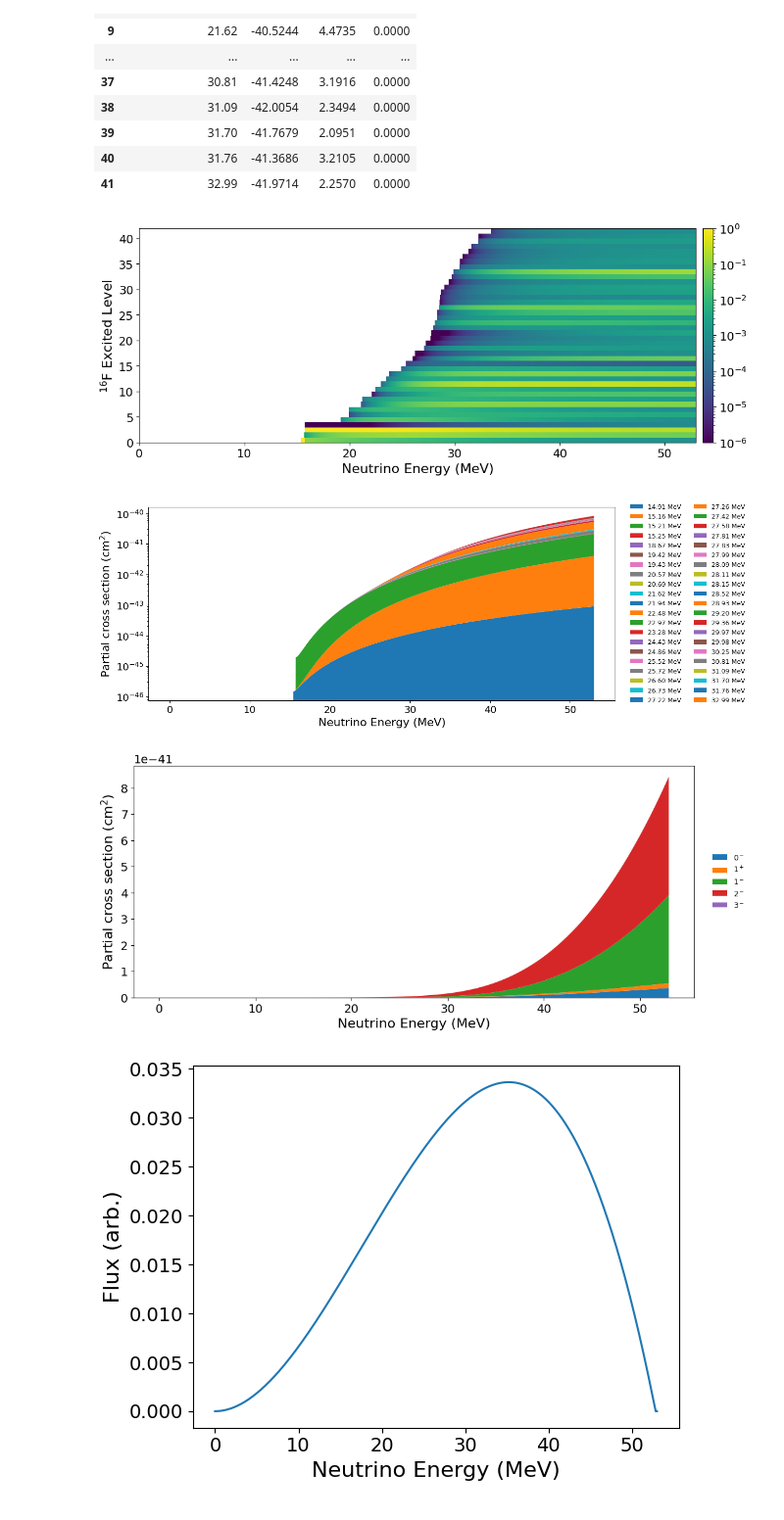
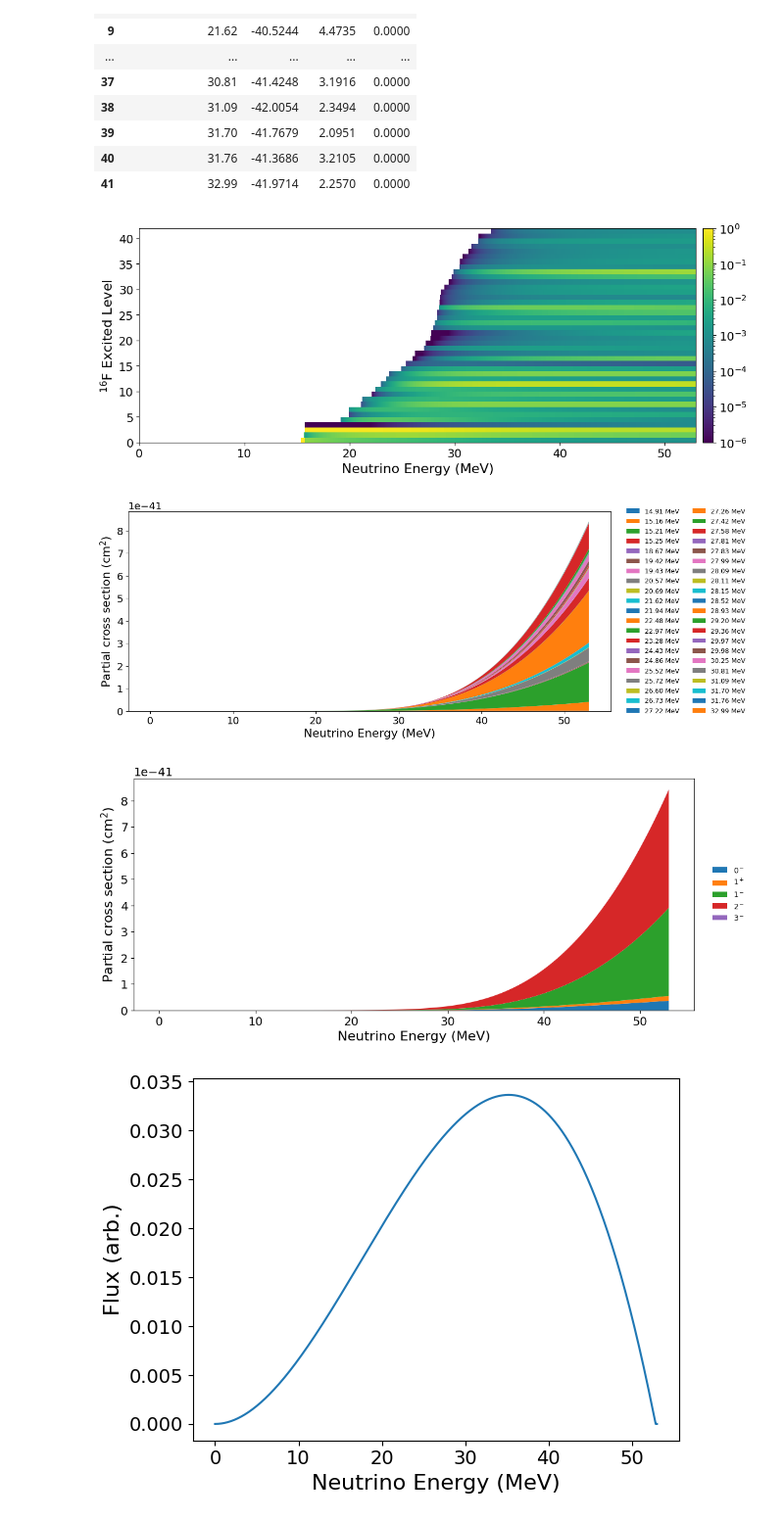
Before and after one commit to schedges/pyNEWTON, a Jupyter notebook: checks/validation.ipynb, the cells around one changed output. Shown at 98% size. Cells and saved outputs as stored; diff of their text form; code cells hidden in the pictures.

```diff
--- a/checks/validation.ipynb
+++ b/checks/validation.ipynb
@@ -266,7 +266,6 @@ excitation_probs[:, nonzero_mask] = Z[:, nonzero_mask] / colsum[nonzero_mask]
 ########
 ##Plot##
 ########
-# Plot: y-axis is uniform "level index" bins; labels show actual excited levels (optional)
 fig, ax = plt.subplots(figsize=(12, 4.5))
 
 im = ax.imshow(
@@ -290,56 +289,54 @@ plt.tight_layout()
 ##Plot exclusive xs##
 #####################
 fig2,ax2 = plt.subplots(figsize=(12,5))
-xs_stack = np.vstack([np.asarray(xs) for xs in partial_xs])   # (nlev, nE)
+xs_stack = np.vstack([np.asarray(xs) for xs in partial_xs])
 
 labels = [f"{excitedLevels_MeV[i]:.2f} MeV" for i in range(xs_stack.shape[0])]
 
 ax2.stackplot(energies_MeV_interp, xs_stack, labels=labels)
 ax2.set_xlabel("Neutrino Energy (MeV)")
 ax2.set_ylabel(r"Partial cross section (cm$^2$)")
-ax2.set_yscale("log")
+ax2.set_yscale("linear")
 
 ax2.legend(
     loc="center left",
-    bbox_to_anchor=(1.02, 0.5),  # push legend to the right
-    ncol=2,                      # number of columns (adjust as needed)
+    bbox_to_anchor=(1.02, 0.5),
+    ncol=2,
     fontsize=9,
     frameon=False
 )
 
 ##################
 ##Multipole plot##
 ##################
-JPis = np.array([f"{J}$^{p}$"
-                 for J, p in zip(excitedLevels_J, excitedLevels_parity)])
+JPis = np.array([f"{J}$^{p}$" for J, p in zip(excitedLevels_J, excitedLevels_parity)])
 multipoles = np.unique(JPis)
 multipole_xs=[np.zeros_like(energies_MeV_interp) for _ in multipoles]
 for mi, multipole in enumerate(multipoles):
-    indices = np.where(JPis == multipole)[0]
-    for idx in indices:
-        multipole_xs[mi] += partial_xs[idx]    # <-- add into the right bucket
-
+  indices = np.where(JPis == multipole)[0]
+  for idx in indices:
+      multipole_xs[mi] += partial_xs[idx]
 
 fig3,ax3 = plt.subplots(figsize=(12,5))
-xs_stack = np.vstack([np.asarray(xs) for xs in multipole_xs])   # (nMultipoles, nE)
+xs_stack = np.vstack([np.asarray(xs) for xs in multipole_xs])
 labels = list(multipoles)
 
 ax3.stackplot(energies_MeV_interp, xs_stack, labels=labels)
 ax3.set_xlabel("Neutrino Energy (MeV)")
 ax3.set_ylabel(f"Partial cross section (cm$^2$)")
 ax3.set_yscale("linear")
 
 ax3.legend(
     loc="center left",
     bbox_to_anchor=(1.02, 0.5),  # push legend to the right
     fontsize=9,
     frameon=False
 )
 
 plt.show()
 # %% [output]
 [figure]
-[figure, old version]
+[figure, new version]
 [figure]
 # %%
 ###############################
```
Also changed, not shown: parts of 5 cells of this notebook, 3 other files.
